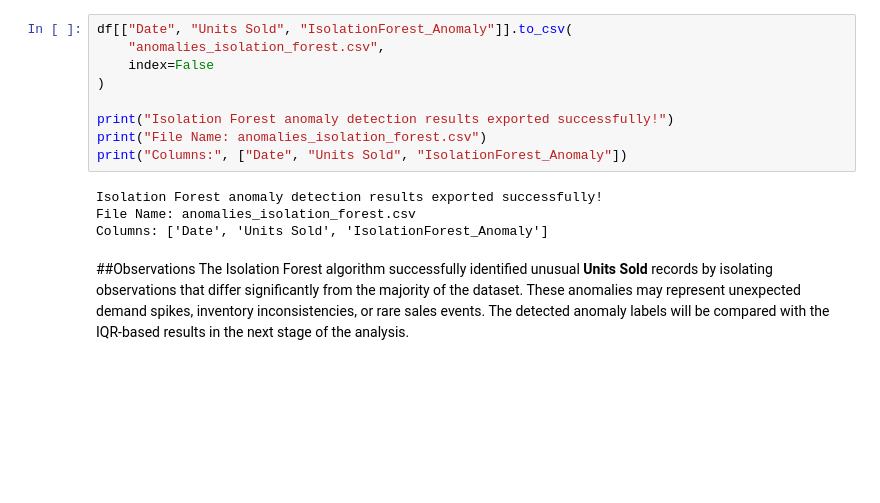
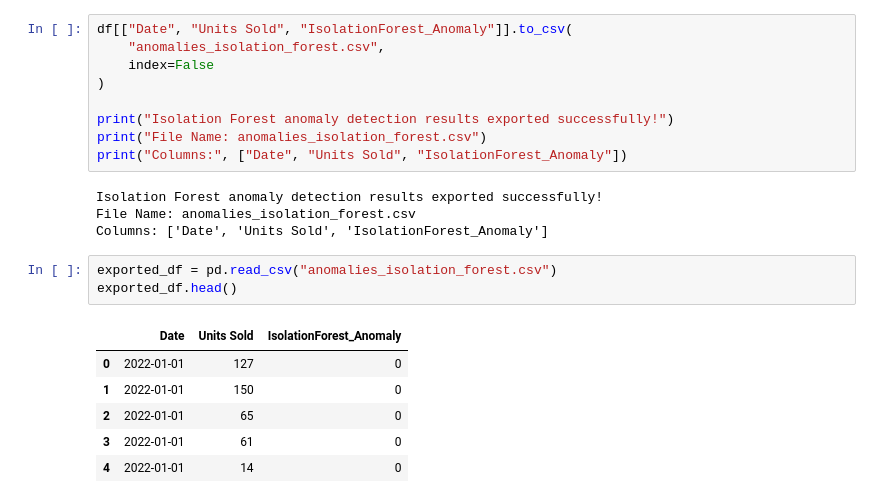
Before and after one commit to dharani-malla/Supply-Chain-Analytics-Demand-Forecasting-Anamoly-Detection, a Jupyter notebook: Week2_IQR_IsolationForest.ipynb, the cells around one changed output. Saved outputs shown, nothing was run; the diff lists cells and outputs as text; blank space fills up the shorter version.

Commit message:
feat: export Isolation Forest anomaly results

```diff
--- a/Week2_IQR_IsolationForest.ipynb
+++ b/Week2_IQR_IsolationForest.ipynb
@@ -242,6 +245,13 @@ print("Columns:", ["Date", "Units Sold", "IsolationForest_Anomaly"])
 Isolation Forest anomaly detection results exported successfully!
 File Name: anomalies_isolation_forest.csv
 Columns: ['Date', 'Units Sold', 'IsolationForest_Anomaly']
-# %% [markdown]
-##Observations
-The Isolation Forest algorithm successfully identified unusual **Units Sold** records by isolating observations that differ significantly from the majority of the dataset. These anomalies may represent unexpected demand spikes, inventory inconsistencies, or rare sales events. The detected anomaly labels will be compared with the IQR-based results in the next stage of the analysis.
+# %%
+exported_df = pd.read_csv("anomalies_isolation_forest.csv")
+exported_df.head()
+# %% [output]
+|  | Date | Units Sold | IsolationForest_Anomaly |
+| 0 | 2022-01-01 | 127 | 0 |
+| 1 | 2022-01-01 | 150 | 0 |
+| 2 | 2022-01-01 | 65 | 0 |
+| 3 | 2022-01-01 | 61 | 0 |
+| 4 | 2022-01-01 | 14 | 0 |
```
Also changed, not shown: parts of 3 cells of this notebook, 1 other file.
